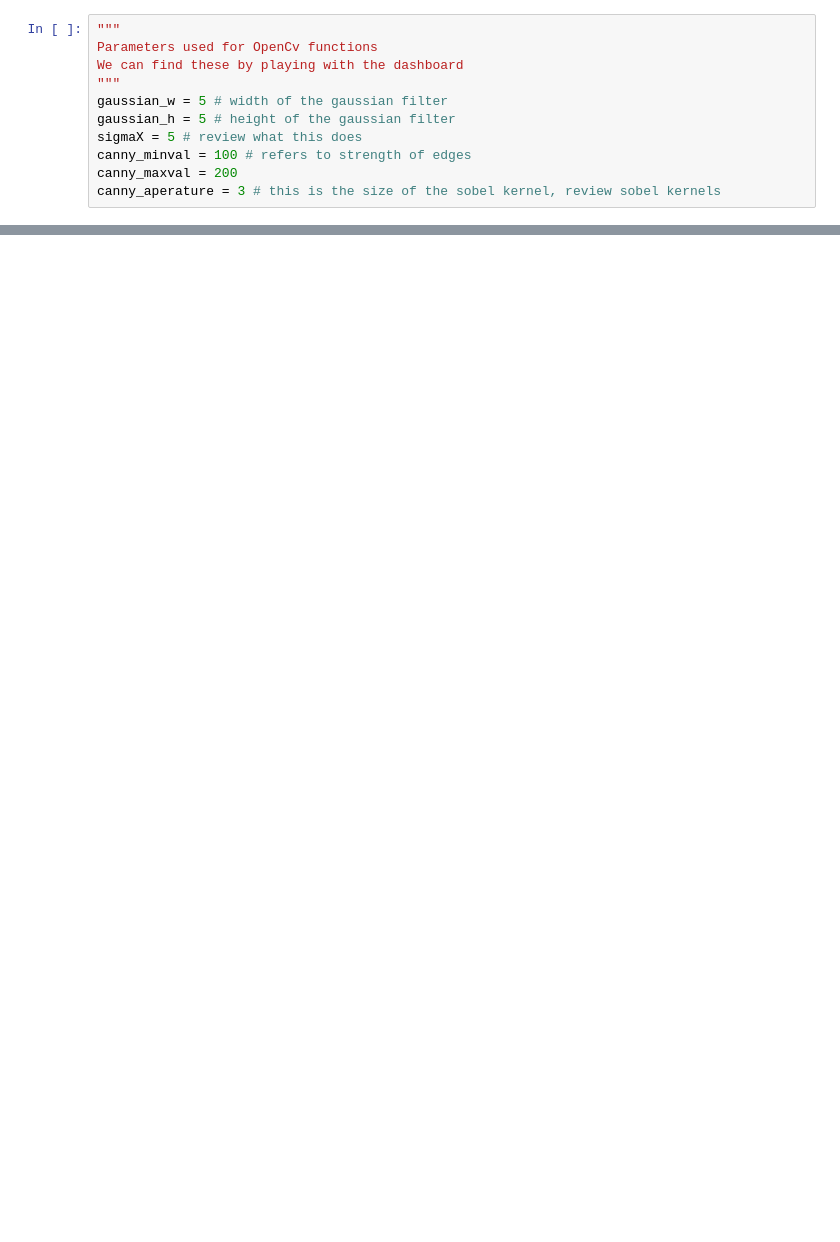
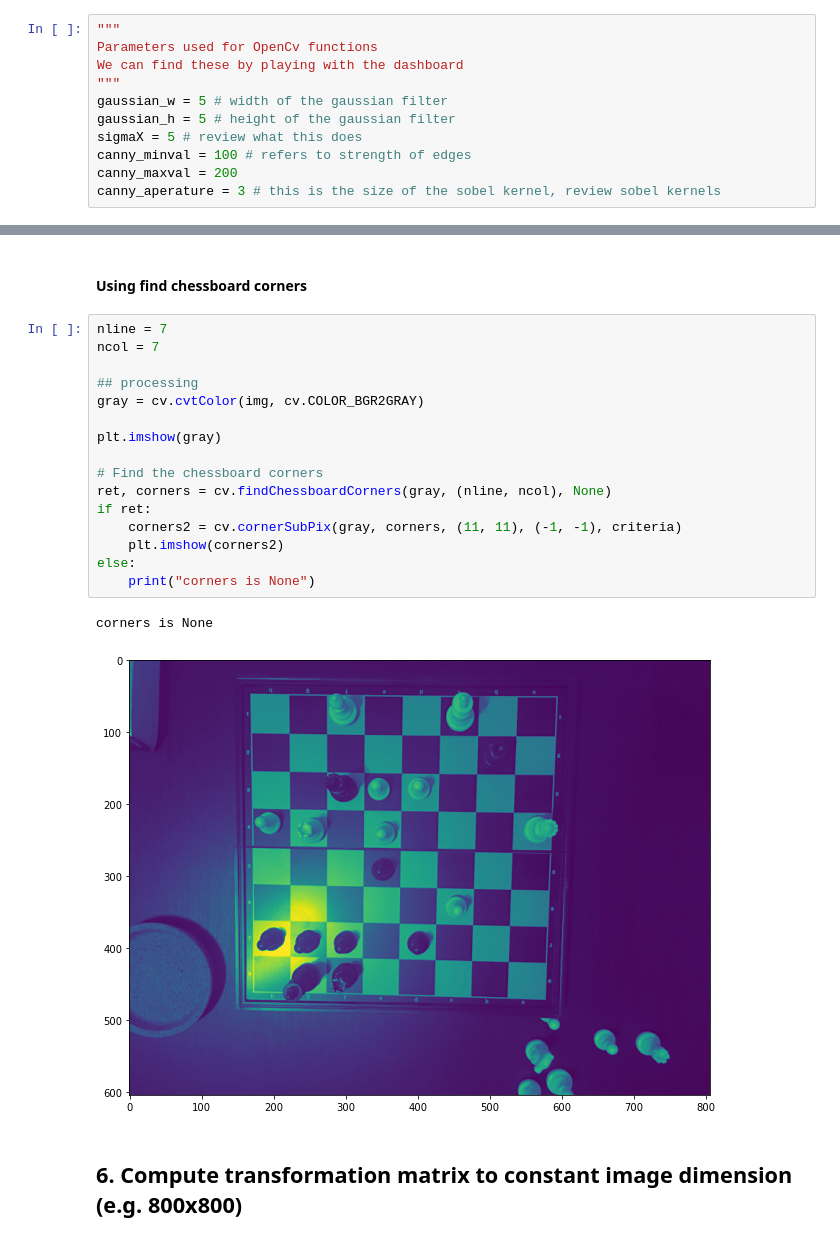
Before and after one commit to ucfai/knightros-gambit, a Jupyter notebook: computer-vision/notebooks/board-detection.ipynb, the cells around one changed output, grey strips where cells are left out. Cells and saved outputs as stored; diff of their text form; blank space fills up the shorter version.

```diff
--- a/computer-vision/notebooks/board-detection.ipynb
+++ b/computer-vision/notebooks/board-detection.ipynb
@@ -54,0 +99,23 @@ plt.imshow(blur_img, cmap='gray')
+# %% [markdown]
+#### Using find chessboard corners
+# %%
+nline = 7
+ncol = 7
+
+## processing
+gray = cv.cvtColor(img, cv.COLOR_BGR2GRAY)
+
+plt.imshow(gray)
+
+# Find the chessboard corners
+ret, corners = cv.findChessboardCorners(gray, (nline, ncol), None)
+if ret:
+    corners2 = cv.cornerSubPix(gray, corners, (11, 11), (-1, -1), criteria)
+    plt.imshow(corners2)
+else:
+    print("corners is None")
+# %% [output]
+corners is None
+[figure, added]
+# %% [markdown]
+## 6. Compute transformation matrix to constant image dimension (e.g. 800x800)
```
Also changed, not shown: parts of 23 cells of this notebook.
